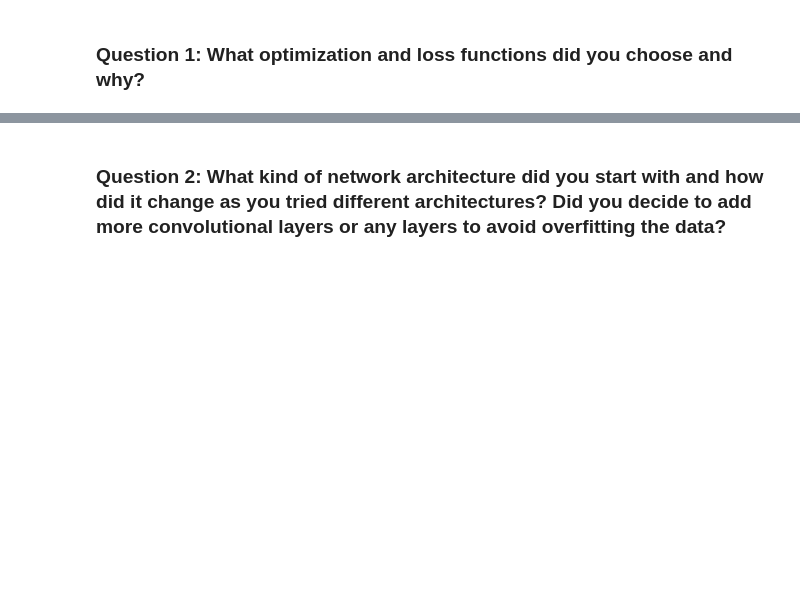
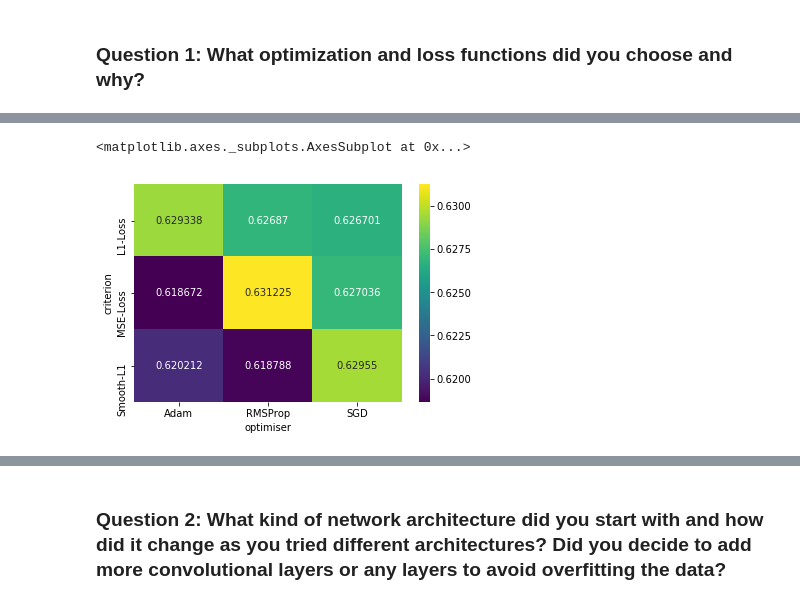
Before and after one commit to Data-drone/cvnd_facial_keypoints, a Jupyter notebook: 2. Define the Network Architecture.ipynb, the cells around one changed output, grey strips where cells are left out. Drawn from its saved outputs; the diff is of its cells as text; code cells hidden in the pictures; blank space fills up the shorter version.

```diff
--- a/2. Define the Network Architecture.ipynb
+++ b/2. Define the Network Architecture.ipynb
@@ -473,0 +665,9 @@ After you've trained a well-performing model, answer the following questions so
+# %%
+L1_table = Results_table[Results_table.metric=='L1'].pivot_table(index='criterion',
+                                                                               columns='optimiser',
+                                                                               values ='mean_metric')
+L1_table
+sns.heatmap(L1_table, annot=True, fmt="g", cmap='viridis')
+# %% [output]
+<matplotlib.axes._subplots.AxesSubplot at 0x...>
+[figure, added]
```
Also changed, not shown: parts of 10 cells of this notebook, 1 other file.
